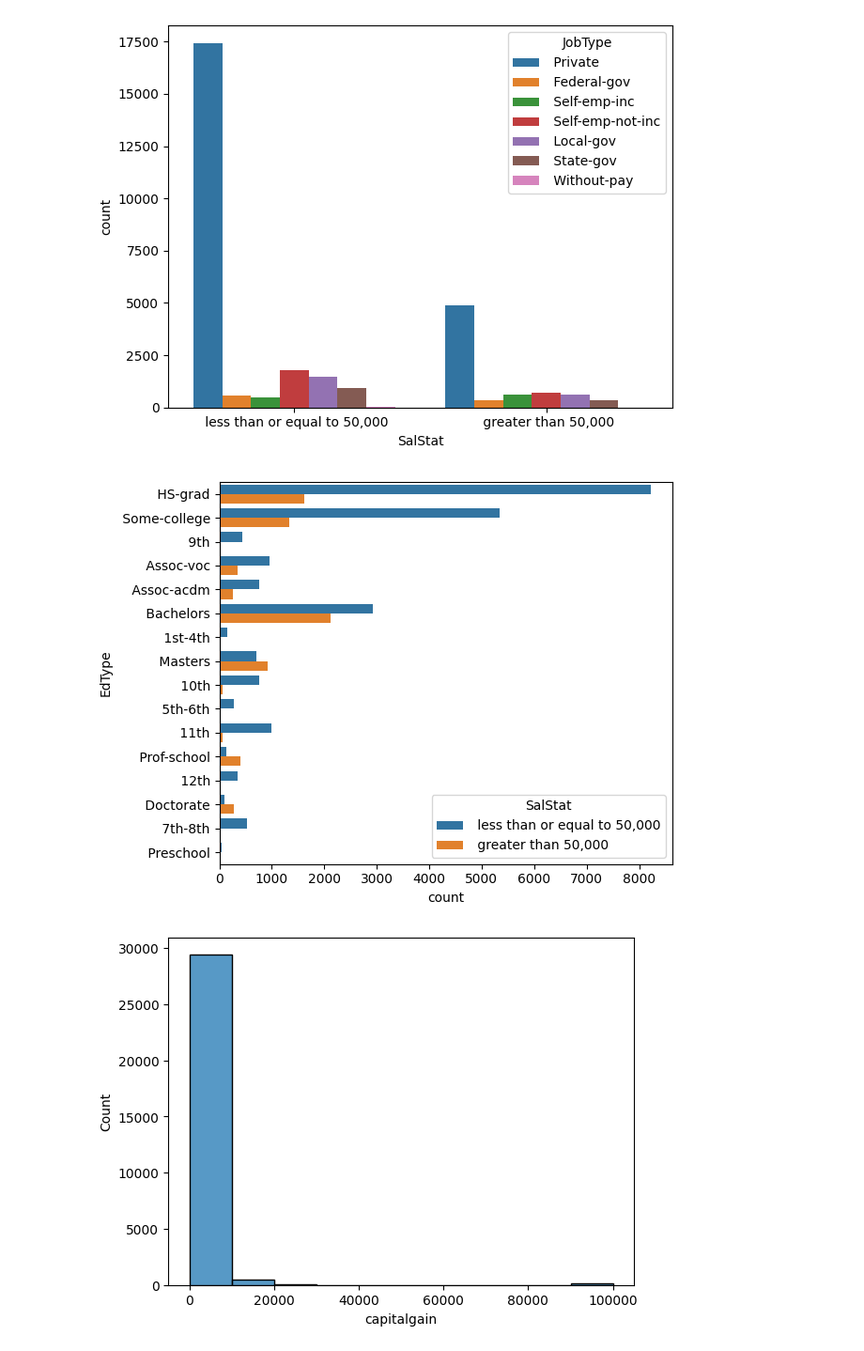
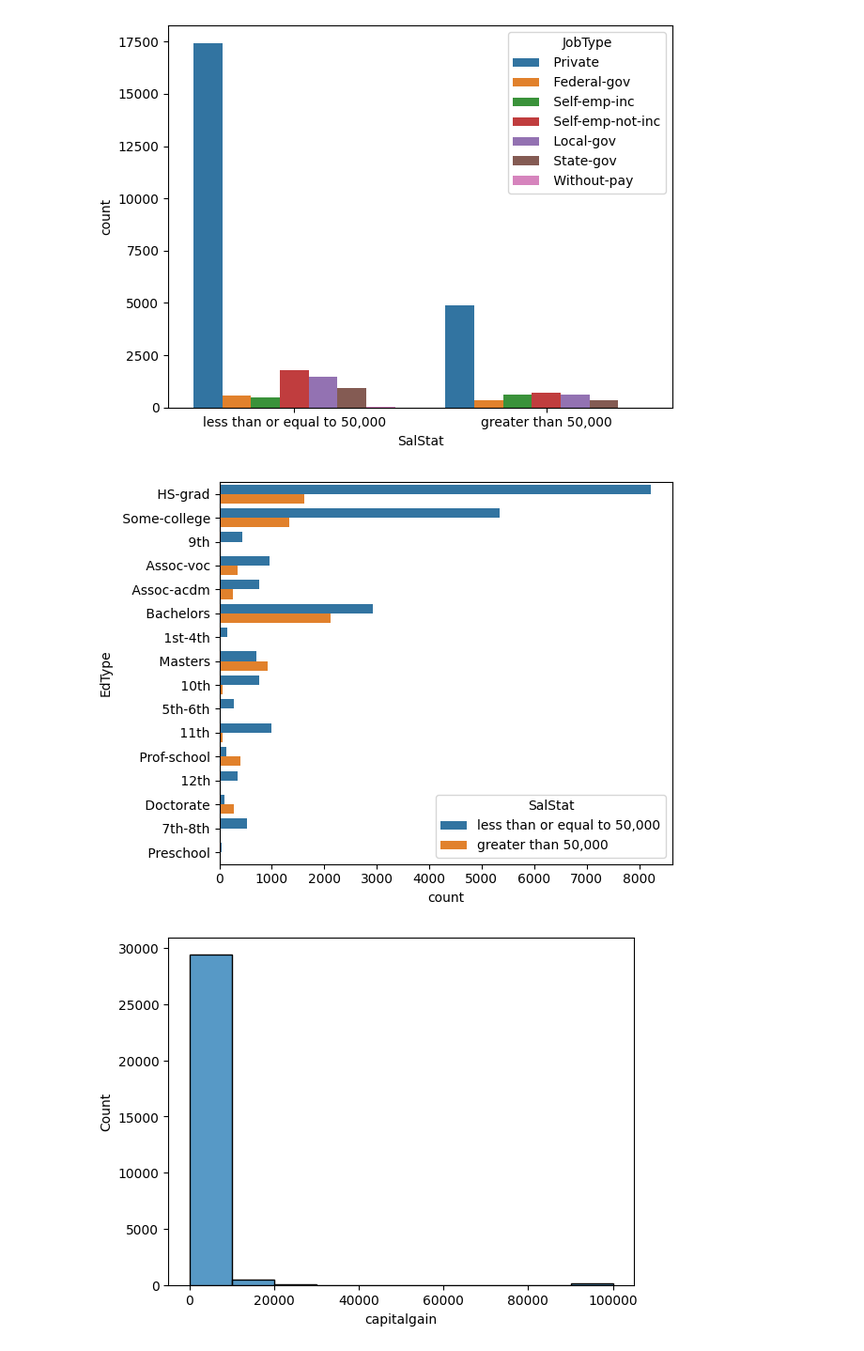
Before and after one commit to Anamika-18/Project_Subsidy, a Jupyter notebook: Project_subsidy.ipynb, the cells around one changed output. Shown at 94% size. Saved outputs shown, nothing was run; the diff lists cells and outputs as text; code cells hidden in the pictures.

```diff
--- a/Project_subsidy.ipynb
+++ b/Project_subsidy.ipynb
@@ -25,0 +31,2 @@ data = data_set.copy()
+# %%
+data['SalStat'] = data['SalStat'].str.strip()
@@ -154,5 +166,5 @@ dtype: int64
 # %%
 #in this particular case we are going to remove all the rows which have nan value and "never worked" because it will not contribute to the pridiction variable
 # %%
-data2 = data.dropna(subset=['JobType', 'occupation'])
+data = data.dropna(subset=['JobType', 'occupation'])
 # %%
@@ -238,11 +255,11 @@ plt.tight_layout()
 # %% [output]
 [figure]
 # %%
-sns.countplot(y='EdType', hue='SalStat', data=data2)
+sns.countplot(y='EdType', hue='SalStat', data=data)
 
 plt.tight_layout()
 # %% [output]
-[figure, old version]
+[figure, new version]
 # %%
 sns.histplot(data2['capitalgain'], bins=10)
 plt.show()
```
Also changed, not shown: parts of 23 cells of this notebook.
